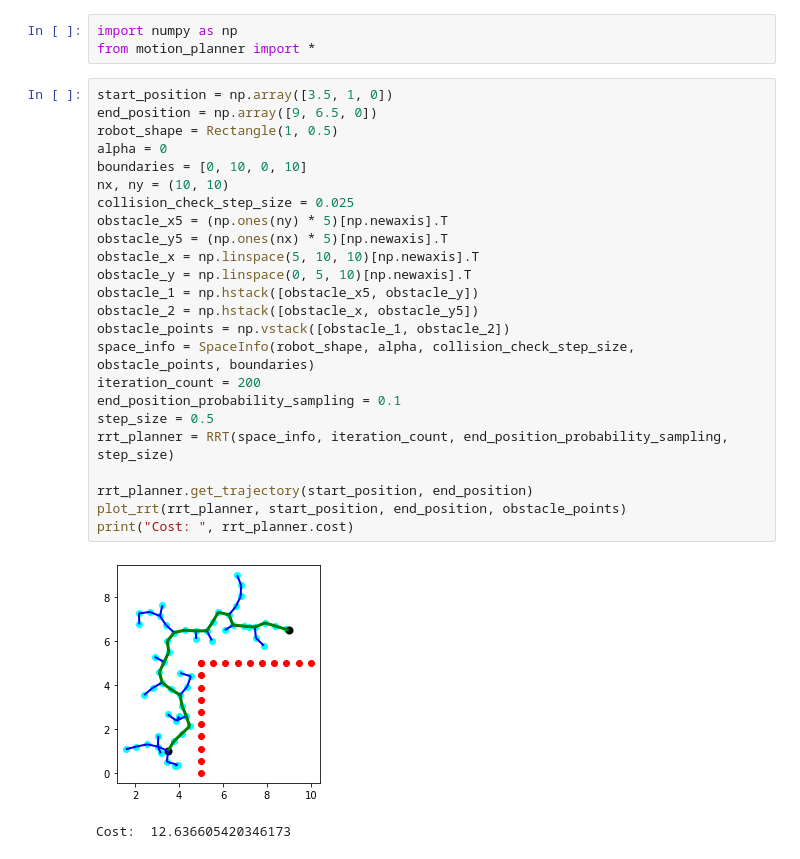
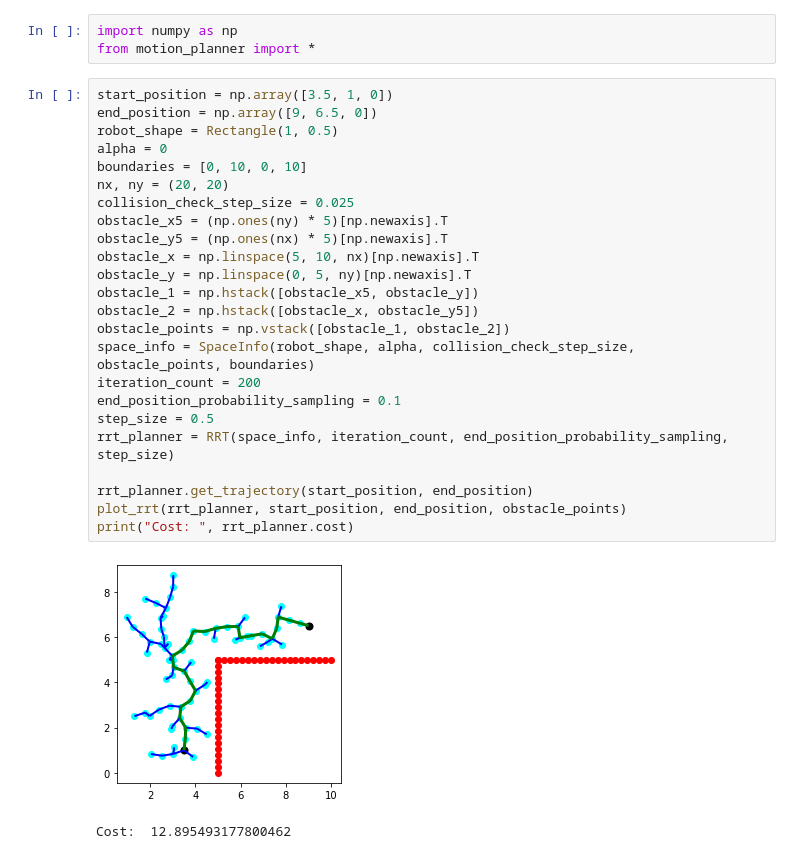
Before and after one commit to Steplerchik/motion-planner, a Jupyter notebook: notebooks/colab_rrt_plot.ipynb, the cells around one changed output. Saved outputs shown, nothing was run; the diff lists cells and outputs as text.

```diff
--- a/notebooks/colab_rrt_plot.ipynb
+++ b/notebooks/colab_rrt_plot.ipynb
@@ -24,27 +24,27 @@ from motion_planner import *
 # %%
 start_position = np.array([3.5, 1, 0])
 end_position = np.array([9, 6.5, 0])
 robot_shape = Rectangle(1, 0.5)
 alpha = 0
 boundaries = [0, 10, 0, 10]
-nx, ny = (10, 10)
+nx, ny = (20, 20)
 collision_check_step_size = 0.025
 obstacle_x5 = (np.ones(ny) * 5)[np.newaxis].T
 obstacle_y5 = (np.ones(nx) * 5)[np.newaxis].T
-obstacle_x = np.linspace(5, 10, 10)[np.newaxis].T
-obstacle_y = np.linspace(0, 5, 10)[np.newaxis].T
+obstacle_x = np.linspace(5, 10, nx)[np.newaxis].T
+obstacle_y = np.linspace(0, 5, ny)[np.newaxis].T
 obstacle_1 = np.hstack([obstacle_x5, obstacle_y])
 obstacle_2 = np.hstack([obstacle_x, obstacle_y5])
 obstacle_points = np.vstack([obstacle_1, obstacle_2])
 space_info = SpaceInfo(robot_shape, alpha, collision_check_step_size, obstacle_points, boundaries)
 iteration_count = 200
 end_position_probability_sampling = 0.1
 step_size = 0.5
 rrt_planner = RRT(space_info, iteration_count, end_position_probability_sampling, step_size)
 
 rrt_planner.get_trajectory(start_position, end_position)
 plot_rrt(rrt_planner, start_position, end_position, obstacle_points)
 print("Cost: ", rrt_planner.cost)
 # %% [output]
-[figure, old version]
+[figure, new version]
-Cost:  12.636605420346173
+Cost:  12.895493177800462
```
Also changed, not shown: parts of 2 cells of this notebook.
